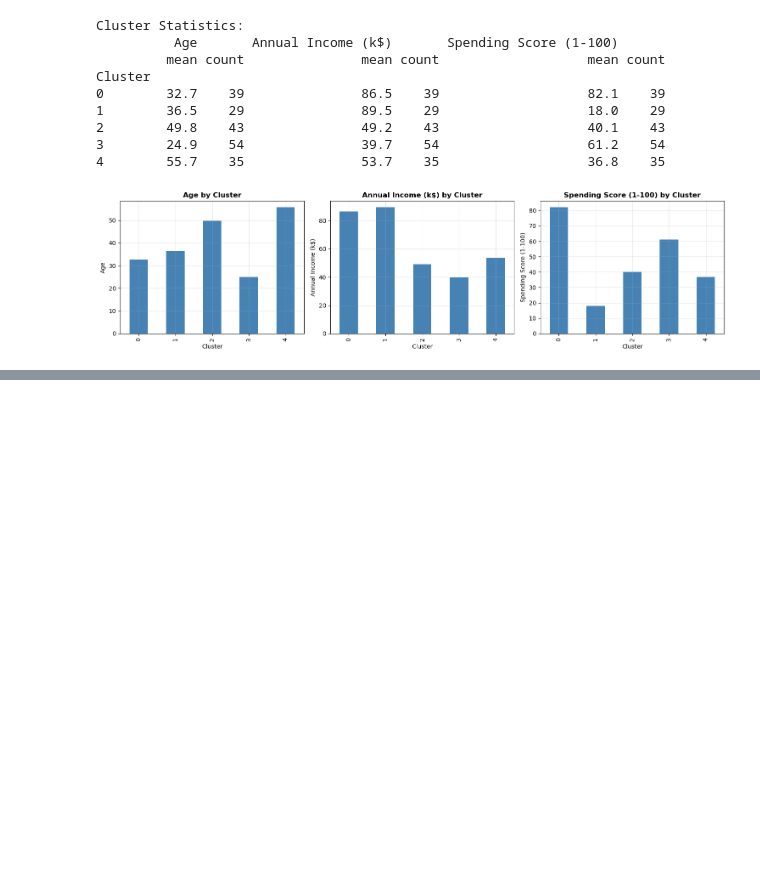
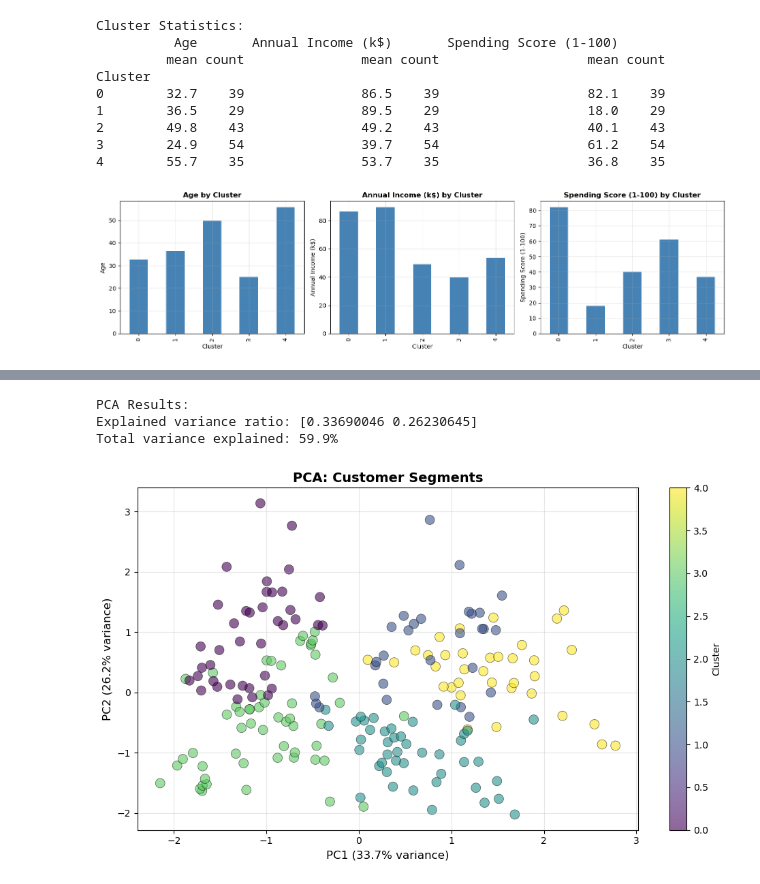
Before and after one commit to alexliu409/mini_project-3, a Jupyter notebook: notebooks/analysis.ipynb, the cells around one changed output, grey strips where cells are left out. Drawn from its saved outputs; the diff is of its cells as text; code cells hidden in the pictures; blank space fills up the shorter version.

```diff
--- a/notebooks/analysis.ipynb
+++ b/notebooks/analysis.ipynb
@@ -190,8 +227,28 @@ Cluster
 # %%
 # Dimensionality Reduction
 from sklearn.decomposition import PCA
-from sklearn.manifold import TSNE
-import umap
 
-# Anomaly Detection
-from sklearn.ensemble import IsolationForest
+# Apply PCA
+pca = PCA(n_components=2, random_state=42)
+X_pca = pca.fit_transform(X_scaled)
+
+print("PCA Results:")
+print(f"Explained variance ratio: {pca.explained_variance_ratio_}")
+print(f"Total variance explained: {pca.explained_variance_ratio_.sum():.1%}")
+
+# Visualize PCA
+plt.figure(figsize=(10, 6))
+scatter = plt.scatter(X_pca[:, 0], X_pca[:, 1], c=clusters, cmap='viridis',
+                     s=100, alpha=0.6, edgecolors='black', linewidth=0.5)
+plt.xlabel(f'PC1 ({pca.explained_variance_ratio_[0]:.1%} variance)', fontsize=12)
+plt.ylabel(f'PC2 ({pca.explained_variance_ratio_[1]:.1%} variance)', fontsize=12)
+plt.title('PCA: Customer Segments', fontsize=14, fontweight='bold')
+plt.colorbar(scatter, label='Cluster')
+plt.grid(True, alpha=0.3)
+plt.tight_layout()
+plt.show()
+# %% [output]
+PCA Results:
+Explained variance ratio: [0.33690046 0.26230645]
+Total variance explained: 59.9%
+[figure, added]
```
Also changed, not shown: parts of 3 cells of this notebook.
